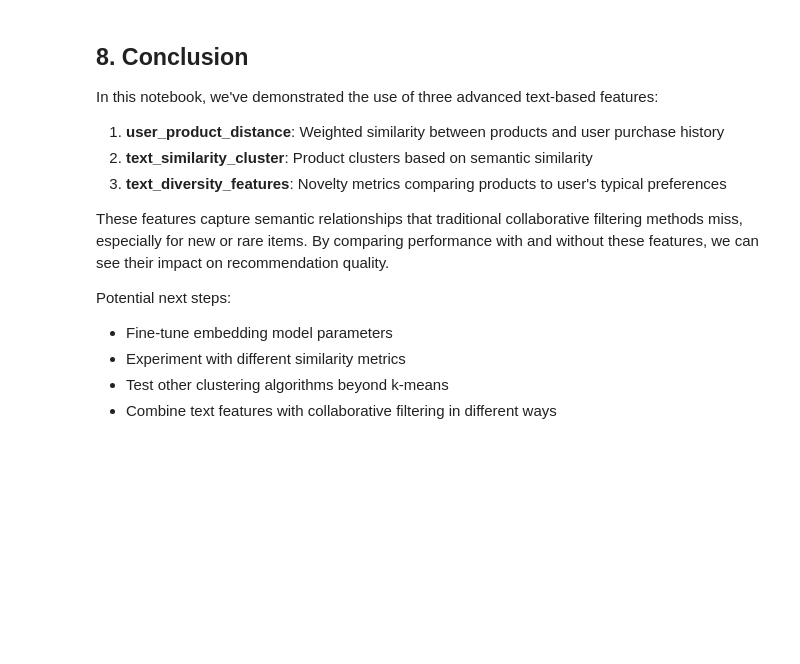
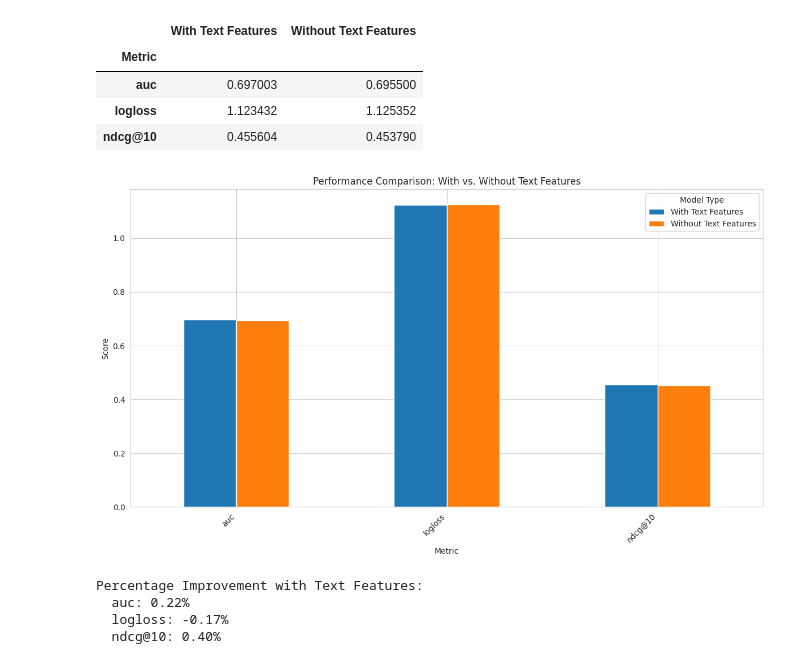
Before and after one commit to almayor/lavka-rs-contest, a Jupyter notebook: text_features_demo.ipynb, the cells around one changed output. Cells and saved outputs as stored; diff of their text form; code cells hidden in the pictures; blank space fills up the shorter version.

```diff
--- a/text_features_demo.ipynb
+++ b/text_features_demo.ipynb
@@ -5,10 +5,15 @@ This notebook demonstrates the new text-based features implemented in the recomm
 # %%
 import os
 import polars as pl
-import matplotlib.pyplot as plt
 import pandas as pd
 import numpy as np
+import matplotlib.pyplot as plt
+import seaborn as sns # For better plot aesthetics
+from IPython.display import display
 from pathlib import Path
 
-from lavka_recsys.config import Config
-from lavka_recsys.experiment import Experiment, ExperimentType
+from lavka_recsys import Config, Experiment, setup_logging
+
+sns.set_style("whitegrid")
+plt.rcParams['figure.figsize'] = (12, 6)
+setup_logging()
@@ -141,0 +276,7 @@ if 'metrics' in no_text_results:
+# %%
+# Create and run experiment
+results_no_text = None
+no_text_experiment_runner = Experiment(experiment_name_no_text, no_text_exp_config)
+no_text_experiment_runner.setup()
+results_no_text = no_text_experiment_runner.run()
+print("Experiment WITHOUT text features completed.")
@@ -201,16 +323,46 @@ display(submission_df.head(5))
-# %% [markdown]
-## 8. Conclusion
-
-In this notebook, we've demonstrated the use of three advanced text-based features:
-
-1. **user_product_distance**: Weighted similarity between products and user purchase history
-2. **text_similarity_cluster**: Product clusters based on semantic similarity
-3. **text_diversity_features**: Novelty metrics comparing products to user's typical preferences
-
-These features capture semantic relationships that traditional collaborative filtering methods miss, especially for new or rare items. By comparing performance with and without these features, we can see their impact on recommendation quality.
-
-Potential next steps:
-- Fine-tune embedding model parameters
-- Experiment with different similarity metrics
-- Test other clustering algorithms beyond k-means
-- Combine text features with collaborative filtering in different ways
+# %%
+metrics_with = results_with_text['metrics']
+metrics_without = results_no_text['metrics']
+
+# Get common metrics for fair comparison
+common_metric_keys = sorted(list(set(metrics_with.keys()) & set(metrics_without.keys())))
+
+metrics_to_plot_df = pd.DataFrame({
+    'Metric': common_metric_keys,
+    'With Text Features': [metrics_with.get(m, 0) for m in common_metric_keys],
+    'Without Text Features': [metrics_without.get(m, 0) for m in common_metric_keys]
+})
+
+display(metrics_to_plot_df.set_index('Metric'))
+
+# Plotting
+metrics_to_plot_df.set_index('Metric').plot(kind='bar', figsize=(12, 7))
+plt.title('Performance Comparison: With vs. Without Text Features')
+plt.ylabel('Score')
+plt.xticks(rotation=45, ha='right')
+plt.legend(title='Model Type')
+plt.tight_layout()
+plt.show()
+
+print("\nPercentage Improvement with Text Features:")
+for metric_name in common_metric_keys:
+    val_with = metrics_with.get(metric_name, 0)
+    val_without = metrics_without.get(metric_name, 0)
+    if val_without != 0:
+        improvement = ((val_with - val_without) / abs(val_without)) * 100
+        print(f"  {metric_name}: {improvement:.2f}%")
+    elif val_with > 0:
+            print(f"  {metric_name}: N/A (baseline is 0, new score is {val_with:.4f})")
+    else:
+            print(f"  {metric_name}: N/A (both scores are 0 or baseline is 0)")
+# %% [output]
+|  | With Text Features | Without Text Features |
+| Metric |  |  |
+| auc | 0.697003 | 0.695500 |
+| logloss | 1.123432 | 1.125352 |
+| ndcg@10 | 0.455604 | 0.453790 |
+[figure, added]
+Percentage Improvement with Text Features:
+  auc: 0.22%
+  logloss: -0.17%
+  ndcg@10: 0.40%
```
Also changed, not shown: parts of 22 cells of this notebook, 5 other files.
